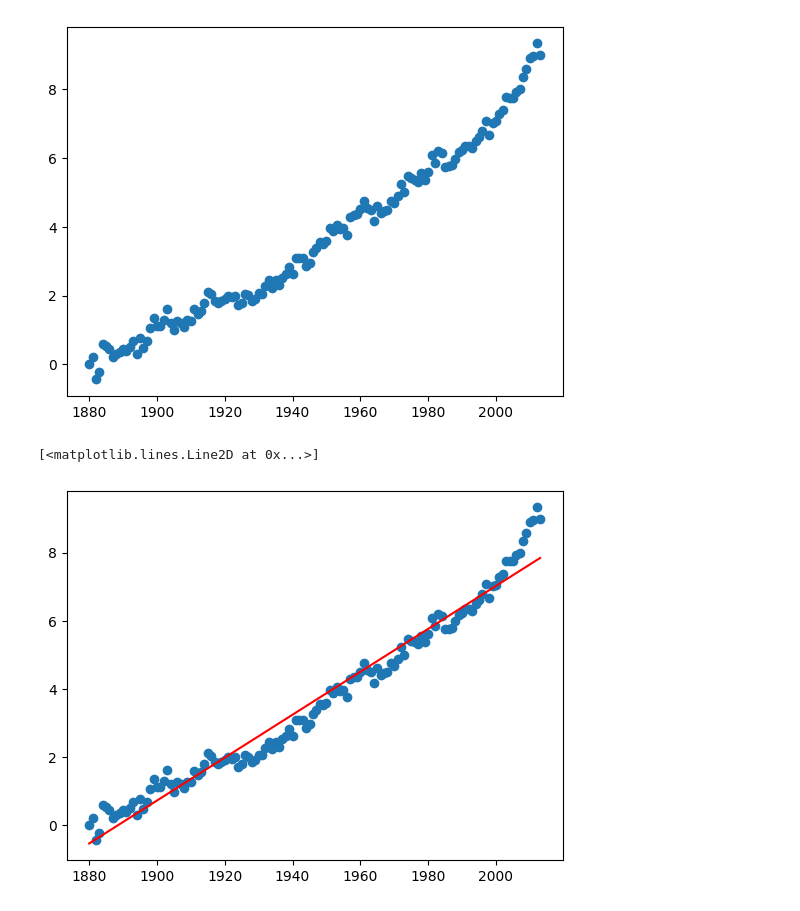
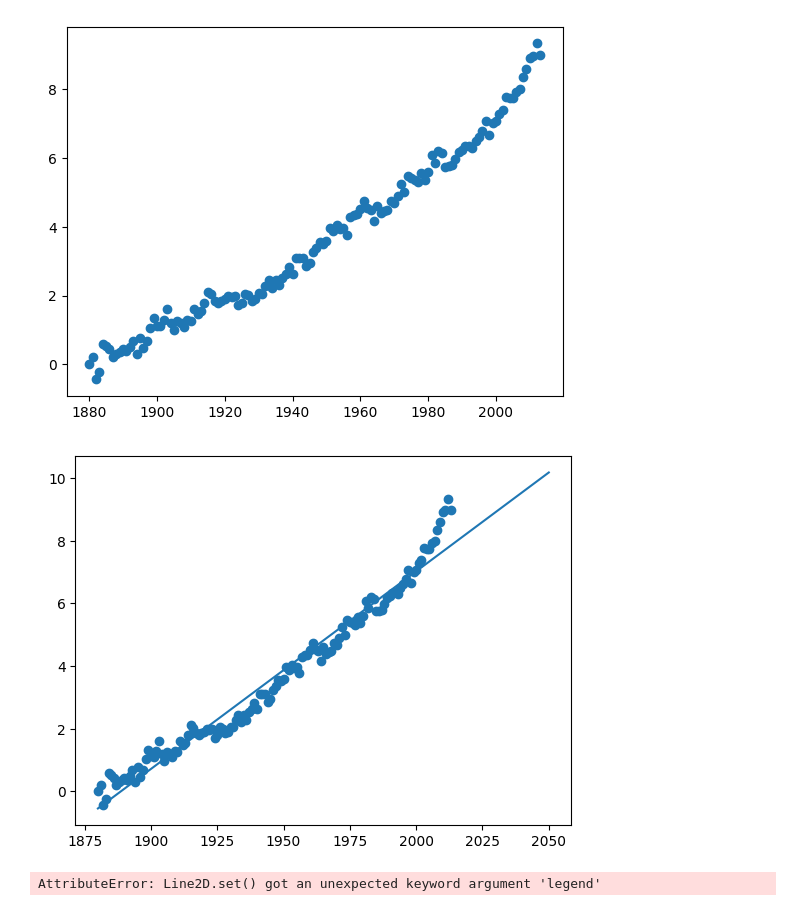
Before and after one commit to d0artG/Sea-Level-Predictor, a Jupyter notebook: testes.ipynb, the cells around one changed output. Saved outputs shown, nothing was run; the diff lists cells and outputs as text; code cells hidden in the pictures.

```diff
--- a/testes.ipynb
+++ b/testes.ipynb
@@ -22,17 +22,25 @@ df
 | 133 | 2013 | 8.980315 | 8.622047 | 9.338583 | 8.546648 |
 134 rows × 5 columns
 # %%
-plt.plot(df["Year"],df["CSIRO Adjusted Sea Level"], "o")
+fig, ax = plt.subplots()
+
+ax.scatter(df["Year"],df["CSIRO Adjusted Sea Level"])
 # %% [output]
 <matplotlib.collections.PathCollection at 0x...>
 [figure]
 # %%
 first=linregress(df["Year"],df["CSIRO Adjusted Sea Level"])
-plt.plot(df["Year"],df["CSIRO Adjusted Sea Level"], "o")
-plt.plot(df["Year"], first.intercept + first.slope*df["Year"], 'r', label='fitted line')
+ax.plot(range(1880, 2051, 1), first.intercept + first.slope*range(1880, 2051, 1))
+fig
 # %% [output]
-[<matplotlib.lines.Line2D at 0x...>]
-[figure, old version]
+[figure, new version]
+# %%
+df_second=df[df["Year"]>=2000]
+second=linregress(df_second["Year"],df_second["CSIRO Adjusted Sea Level"])
+ax.plot(range(df_second["Year"].min(), 2051, 1), second.intercept + second.slope*range(df_second["Year"].min(), 2051, 1))
+fig
+# %% [output]
+AttributeError: Line2D.set() got an unexpected keyword argument 'legend'
 # %%
 def draw_plot():
     # Read data from file
```
Also changed, not shown: parts of 2 cells of this notebook.
